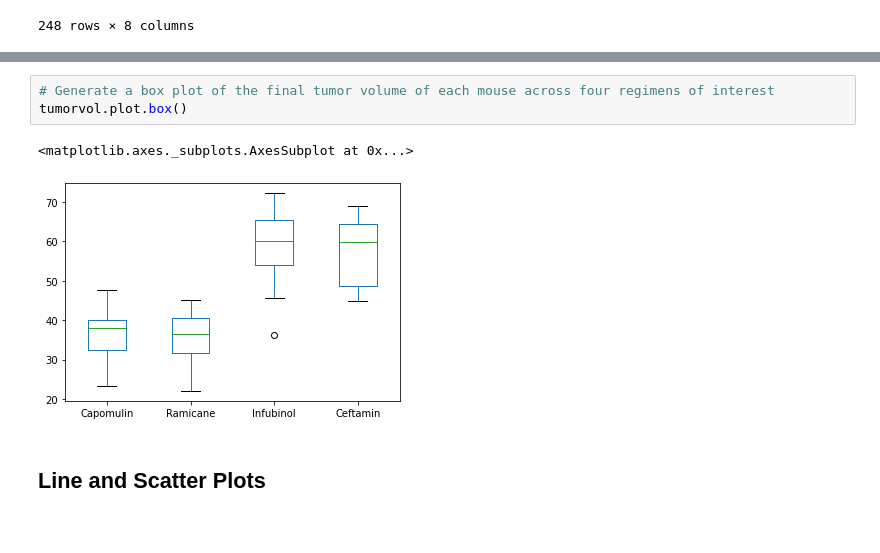
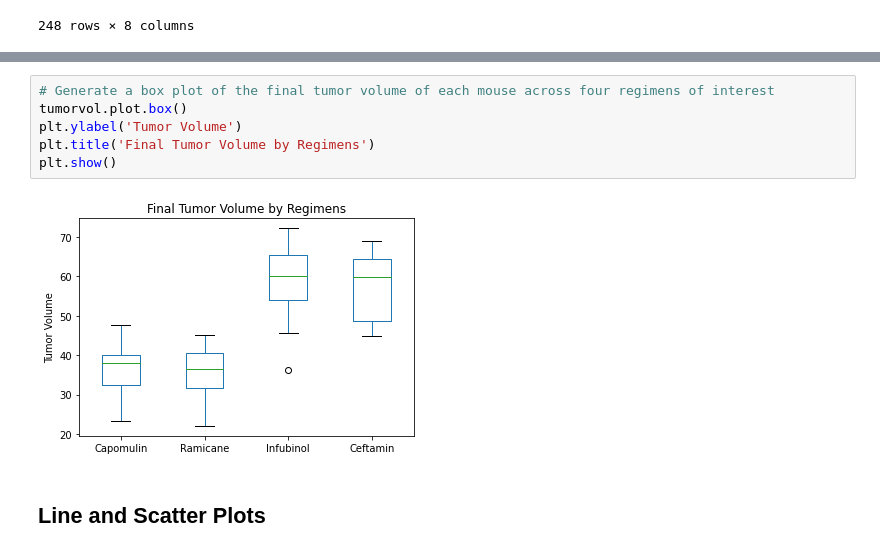
Before and after one commit to Ashlander0/MatPlotLib-Challenge, a Jupyter notebook: pymaceuticals_starter.ipynb, the cells around one changed output, grey strips where cells are left out. Drawn from its saved outputs; the diff is of its cells as text.

```diff
--- a/pymaceuticals_starter.ipynb
+++ b/pymaceuticals_starter.ipynb
@@ -224,9 +235,11 @@ The lower bound for Ceftamin is 32.4, and the upper bound is 31.6.
 # %%
 # Generate a box plot of the final tumor volume of each mouse across four regimens of interest
 tumorvol.plot.box()
+plt.ylabel('Tumor Volume')
+plt.title('Final Tumor Volume by Regimens')
+plt.show()
 # %% [output]
-<matplotlib.axes._subplots.AxesSubplot at 0x...>
-[figure, old version]
+[figure, new version]
 # %% [markdown]
 ## Line and Scatter Plots
 # %%
```
Also changed, not shown: parts of 12 cells of this notebook, 1 other file.
